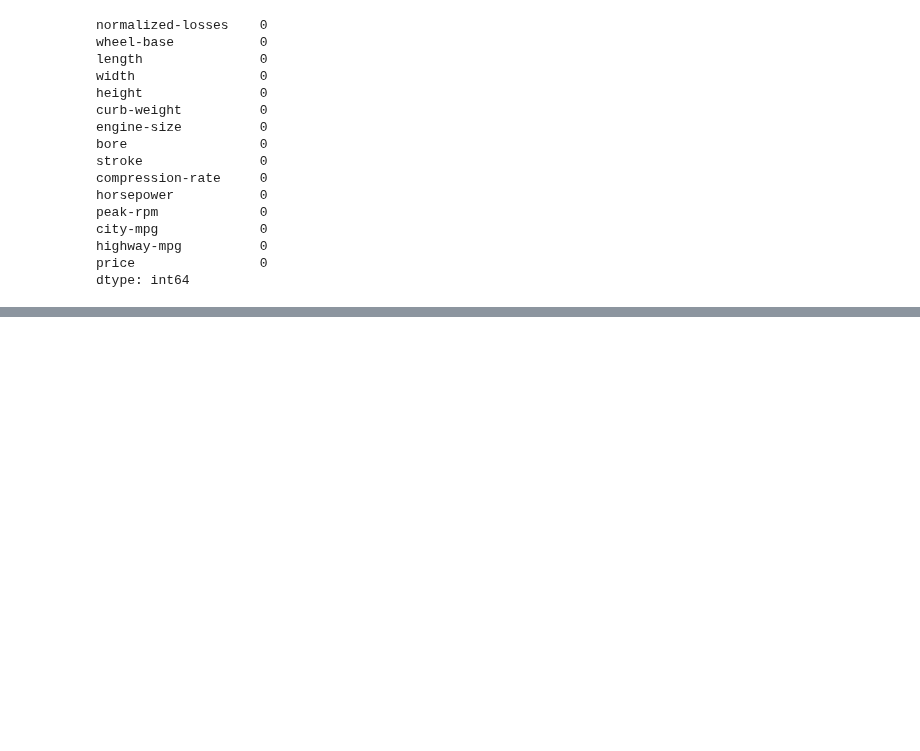
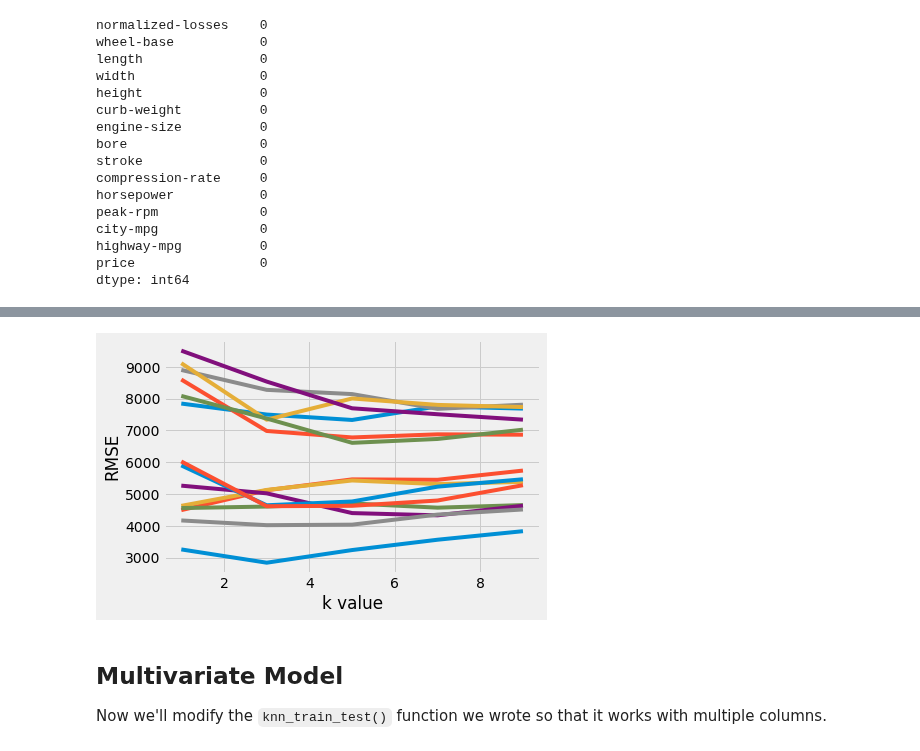
Before and after one commit to branBeckett/data-science-projects, a Jupyter notebook: predicting-car-prices/predicting-car-prices.ipynb, the cells around one changed output, grey strips where cells are left out. Cells and saved outputs as stored; diff of their text form; code cells hidden in the pictures; blank space fills up the shorter version.

```diff
--- a/predicting-car-prices/predicting-car-prices.ipynb
+++ b/predicting-car-prices/predicting-car-prices.ipynb
@@ -123,0 +257,18 @@ numeric_cars['price'] = price_save
+# %%
+import matplotlib.pyplot as plt
+%matplotlib inline
+plt.style.use('fivethirtyeight')
+
+for k, v in k_rmse_data.items():
+    x = list(v.keys())
+    y = list(v.values())
+
+    plt.plot(x, y)
+    plt.xlabel('k value')
+    plt.ylabel('RMSE')
+# %% [output]
+[figure, added]
+# %% [markdown]
+## Multivariate Model
+
+Now we'll modify the `knn_train_test()` function we wrote so that it works with multiple columns.
```
Also changed, not shown: parts of 21 cells of this notebook.
